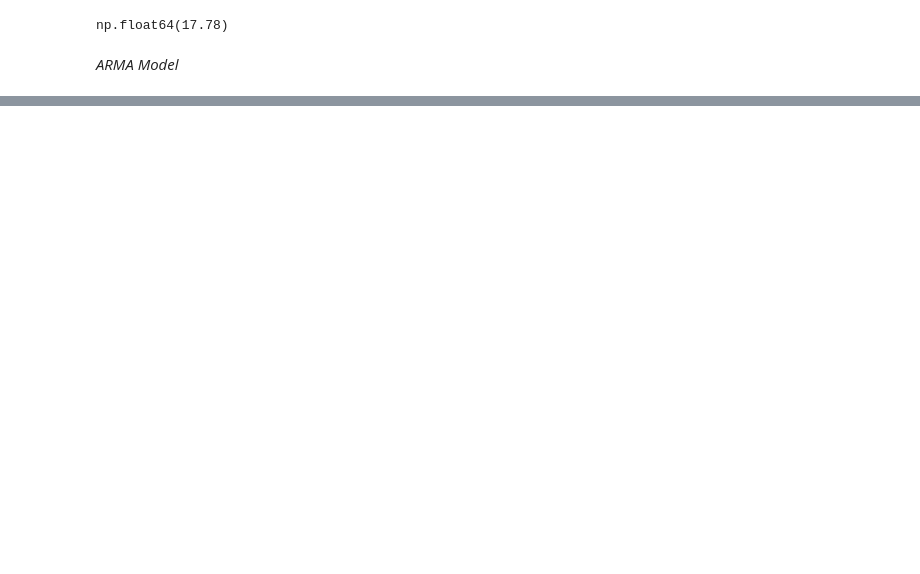
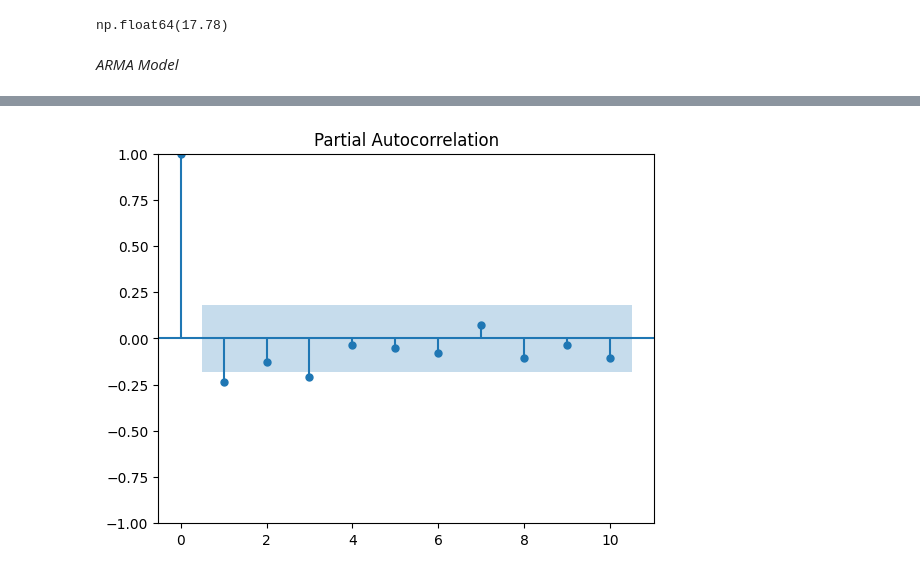
Before and after one commit to aparna-2001/machine_learning_using_python, a Jupyter notebook: forecasting.ipynb, the cells around one changed output, grey strips where cells are left out. Saved outputs shown, nothing was run; the diff lists cells and outputs as text; code cells hidden in the pictures; blank space fills up the shorter version.

```diff
--- a/forecasting.ipynb
+++ b/forecasting.ipynb
@@ -275,0 +431,5 @@ np.float64(17.78)
+# %%
+pacf_plot_store_df = plot_pacf(store_df['demand_df'].dropna(), lags = 10)
+pacf_plot_store_df.show()
+# %% [output]
+[figure, added]
```
Also changed, not shown: parts of 22 cells of this notebook.
